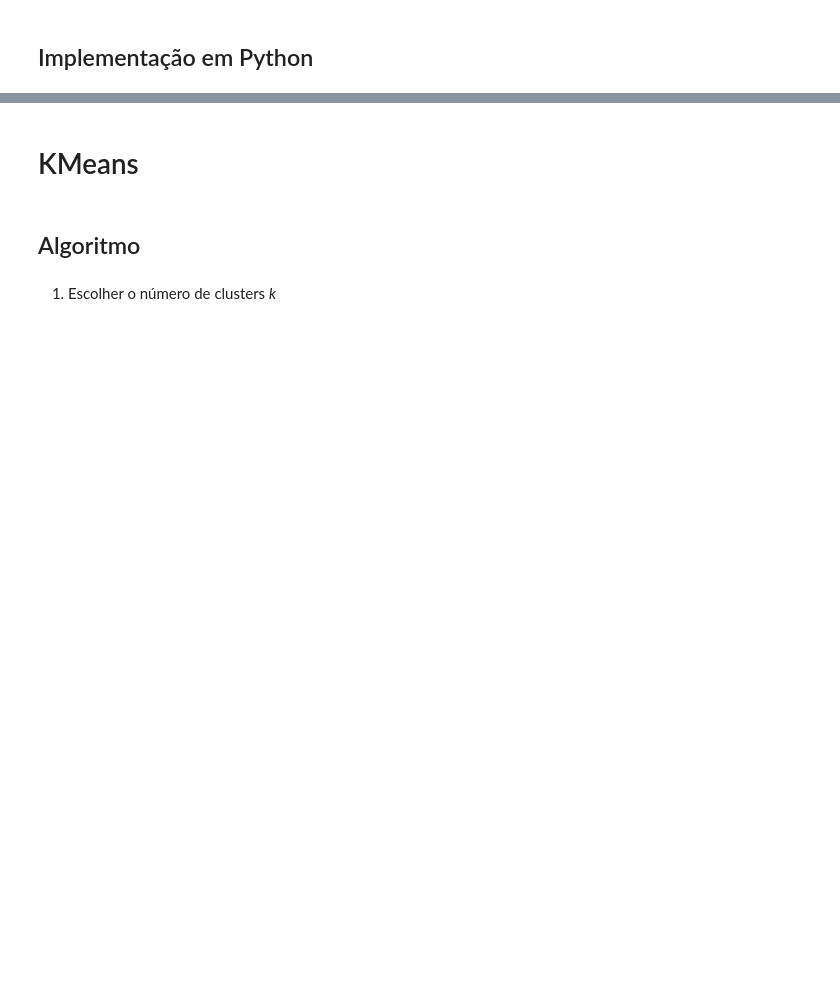
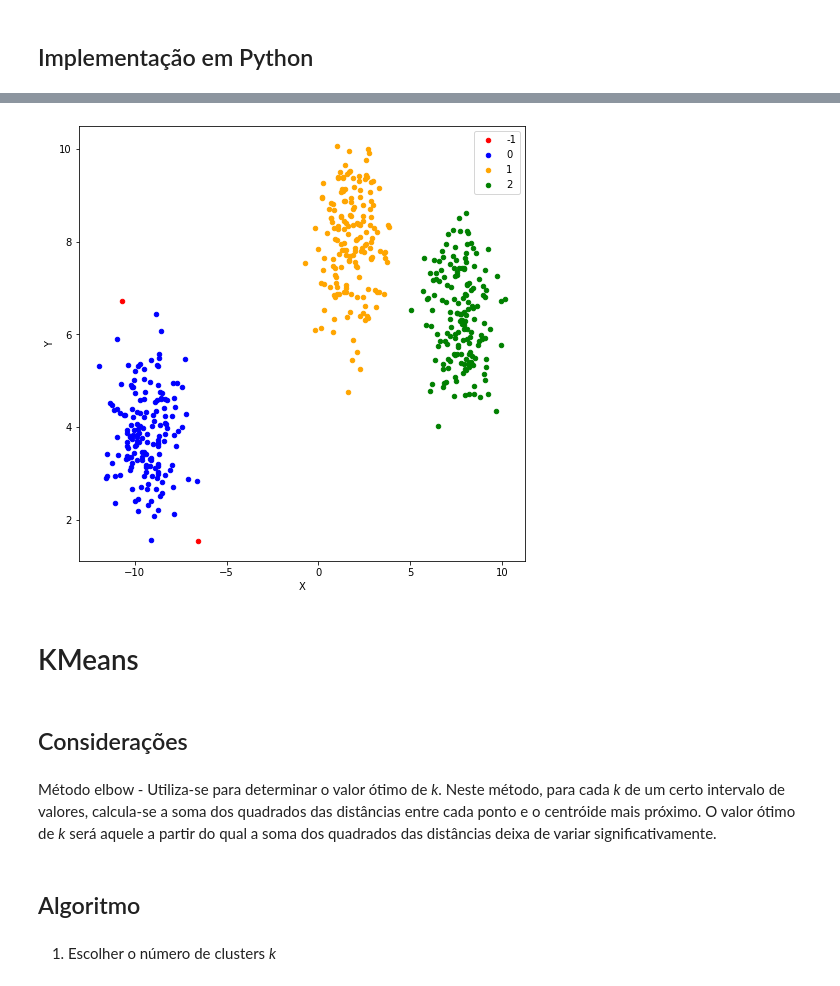
Before and after one commit to beatrizfrocha/clusters-tutorial, a Jupyter notebook: Clusters Tutorial.ipynb, the cells around one changed output, grey strips where cells are left out. Cells and saved outputs as stored; diff of their text form; code cells hidden in the pictures; blank space fills up the shorter version.

```diff
--- a/Clusters Tutorial.ipynb
+++ b/Clusters Tutorial.ipynb
@@ -55,5 +78,23 @@ Pontos conectados por densidade - Diz-se que dois pontos **core** _p_ e _q_ est
+# %%
+def show_clusters(X, cluster):
+    df = DataFrame(dict(x=X[:,0], y=X[:,1], label=cluster))
+    colors = {-1: "red", 0: "blue", 1: "orange", 2: "green"}
+    fig, ax = plt.subplots(figsize = (8,8))
+    grouped = df.groupby("label")
+    for key, group in grouped:
+        group.plot(ax = ax, kind = "scatter", x = "x", y = "y", label = key, color = colors[key])
+    plt.xlabel("X")
+    plt.ylabel("Y")
+# %%
+show_clusters(X, clusters)
+# %% [output]
+[figure, added]
 # %% [markdown]
 # KMeans
+# %% [markdown]
+## Considerações
+# %% [markdown]
+Método elbow - Utiliza-se para determinar o valor ótimo de _k_. Neste método, para cada _k_ de um certo intervalo de valores, calcula-se a soma dos quadrados das distâncias entre cada ponto e o centróide mais próximo. O valor ótimo de _k_ será aquele a partir do qual a soma dos quadrados das distâncias deixa de variar significativamente.
 # %% [markdown]
 ## Algoritmo
 # %% [markdown]
```
Also changed, not shown: parts of 11 cells of this notebook.
